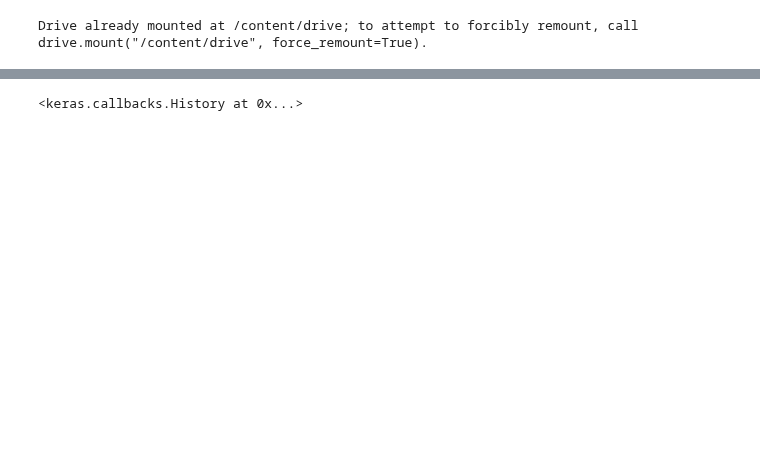
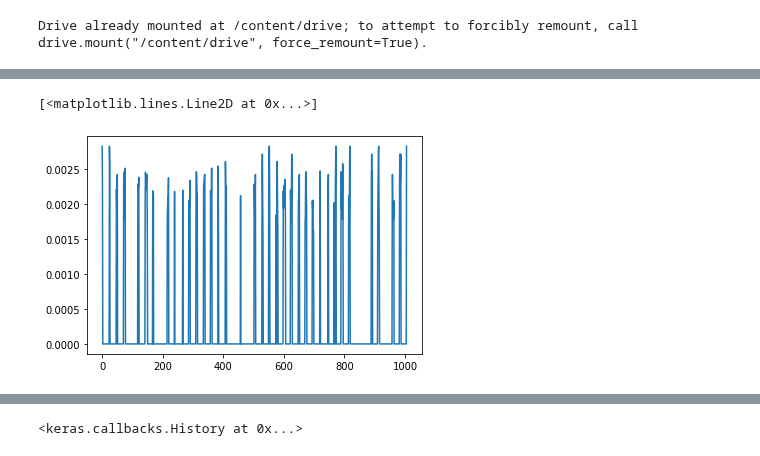
Before and after one commit to smannan/LIFXBulbAnalysis, a Jupyter notebook: LSTMEnergyModel.ipynb, the cells around one changed output, grey strips where cells are left out. Cells and saved outputs as stored; diff of their text form; code cells hidden in the pictures; blank space fills up the shorter version.

```diff
--- a/LSTMEnergyModel.ipynb
+++ b/LSTMEnergyModel.ipynb
@@ -35,3 +35,8 @@ bulb_data.head()
+# %%
+plt.plot(bulb_data['cost_per_bulb'])
+# %% [output]
+[<matplotlib.lines.Line2D at 0x...>]
+[figure, added]
 # %%
 def split_train_test(bulb_data, split):
   df = bulb_data[['cost_per_bulb']]
```
Also changed, not shown: parts of 7 cells of this notebook.
